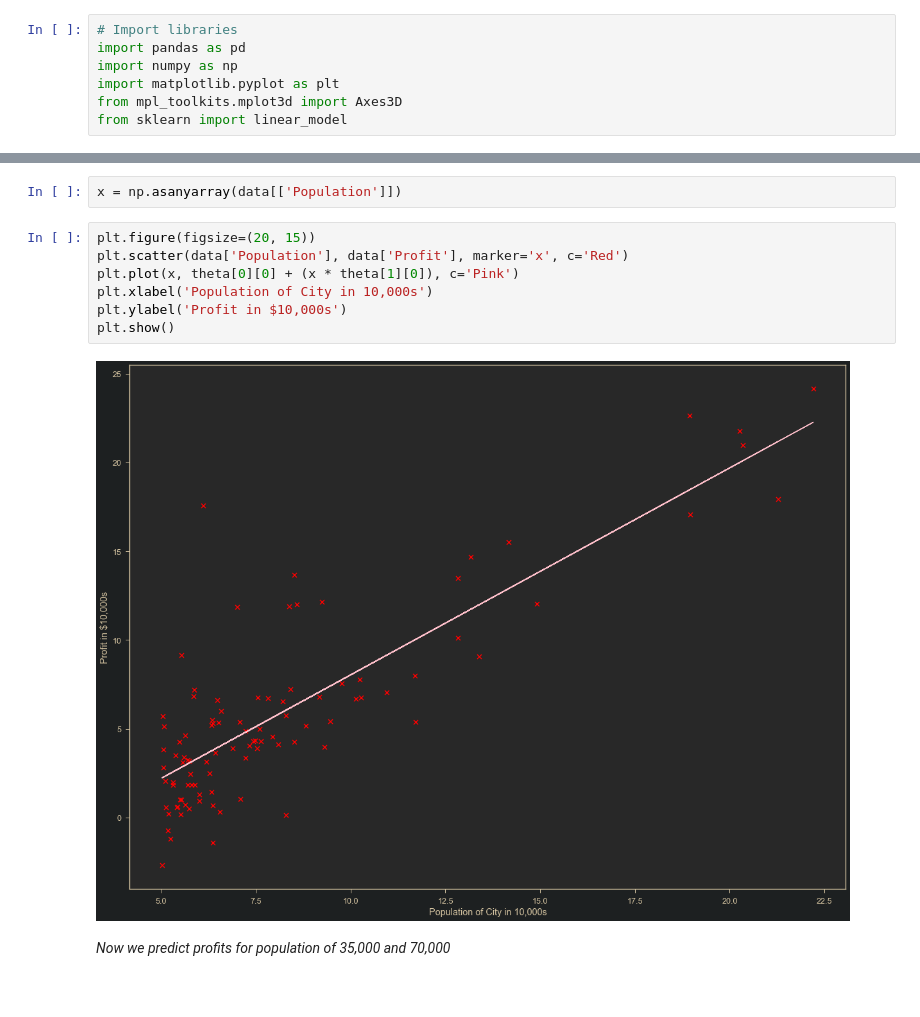
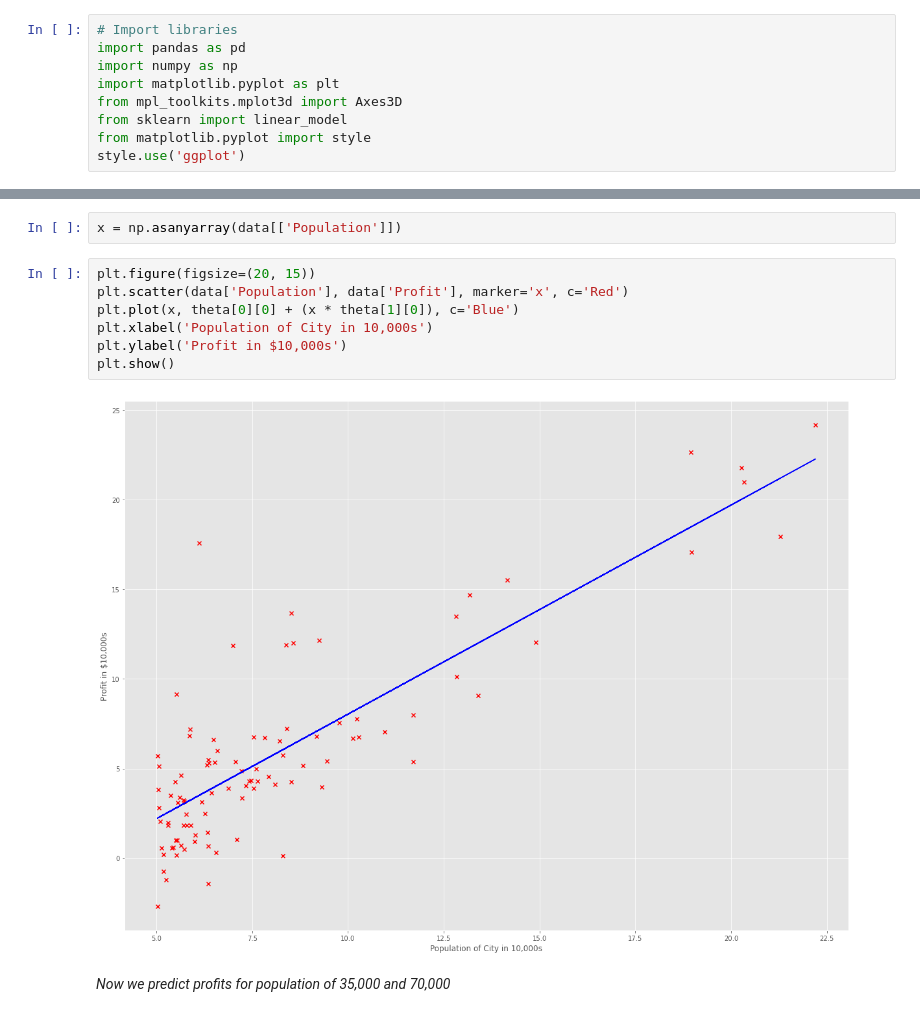
Before and after one commit to Mingjie-K/ML-Andrew-Ng, a Jupyter notebook: Week 2/Programming Assignment/Ex 1/ex1/Linear Regression with one variable.ipynb, the cells around one changed output, grey strips where cells are left out. Saved outputs shown, nothing was run; the diff lists cells and outputs as text.

```diff
--- a/Week 2/Programming Assignment/Ex 1/ex1/Linear Regression with one variable.ipynb
+++ b/Week 2/Programming Assignment/Ex 1/ex1/Linear Regression with one variable.ipynb
@@ -5,6 +5,8 @@ import numpy as np
 import matplotlib.pyplot as plt
 from mpl_toolkits.mplot3d import Axes3D
 from sklearn import linear_model
+from matplotlib.pyplot import style
+style.use('ggplot')
 # %% [markdown]
 ### Simple Octave/MATLAB function
 # %%
@@ -105,12 +107,12 @@ x = np.asanyarray(data[['Population']])
 # %%
 plt.figure(figsize=(20, 15))
 plt.scatter(data['Population'], data['Profit'], marker='x', c='Red')
-plt.plot(x, theta[0][0] + (x * theta[1][0]), c='Pink')
+plt.plot(x, theta[0][0] + (x * theta[1][0]), c='Blue')
 plt.xlabel('Population of City in 10,000s')
 plt.ylabel('Profit in $10,000s')
 plt.show()
 # %% [output]
-[figure, old version]
+[figure, new version]
 # %% [markdown]
 *Now we predict profits for population of 35,000 and 70,000*
 # %%
```
Also changed, not shown: parts of 5 cells of this notebook, 1 other file.
